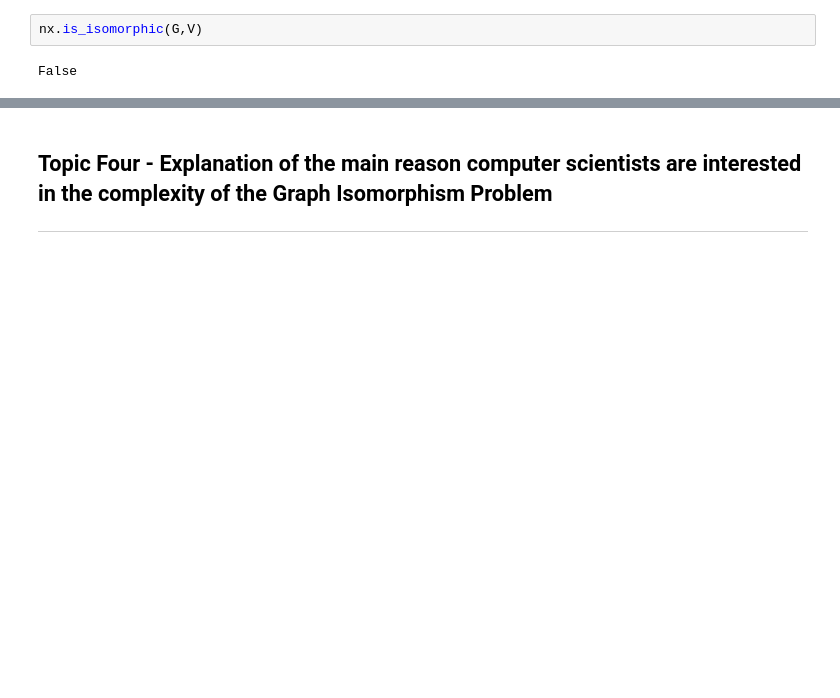
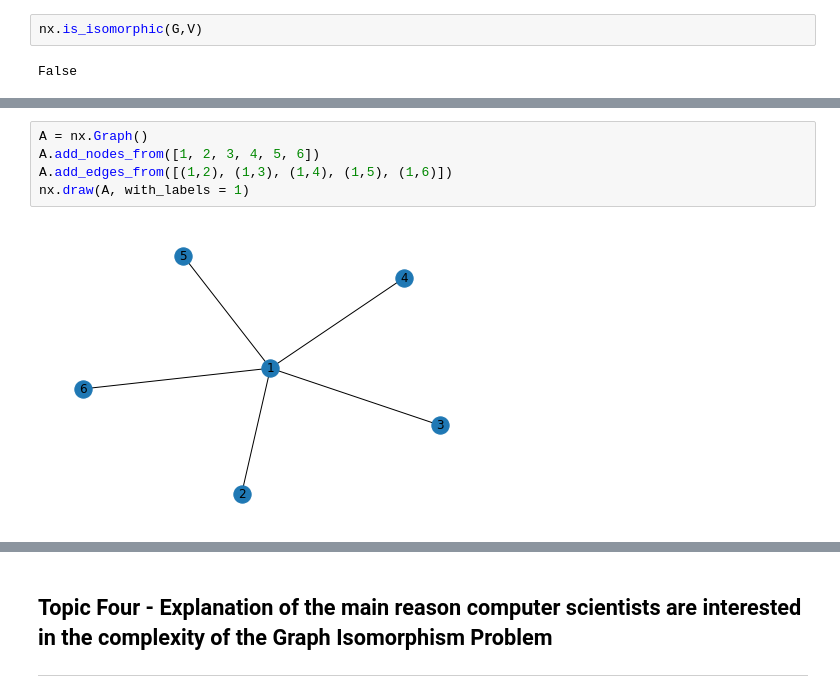
Before and after one commit to adamdalton155/GraphTheory, a Jupyter notebook: graph-isomorphism.ipynb, the cells around one changed output, grey strips where cells are left out. Drawn from its saved outputs; the diff is of its cells as text; blank space fills up the shorter version.

```diff
--- a/graph-isomorphism.ipynb
+++ b/graph-isomorphism.ipynb
@@ -72,0 +73,7 @@ As seen in the graph above, the graph
+# %%
+A = nx.Graph()
+A.add_nodes_from([1, 2, 3, 4, 5, 6])
+A.add_edges_from([(1,2), (1,3), (1,4), (1,5), (1,6)])
+nx.draw(A, with_labels = 1)
+# %% [output]
+[figure, added]
```
Also changed, not shown: parts of 4 cells of this notebook.
